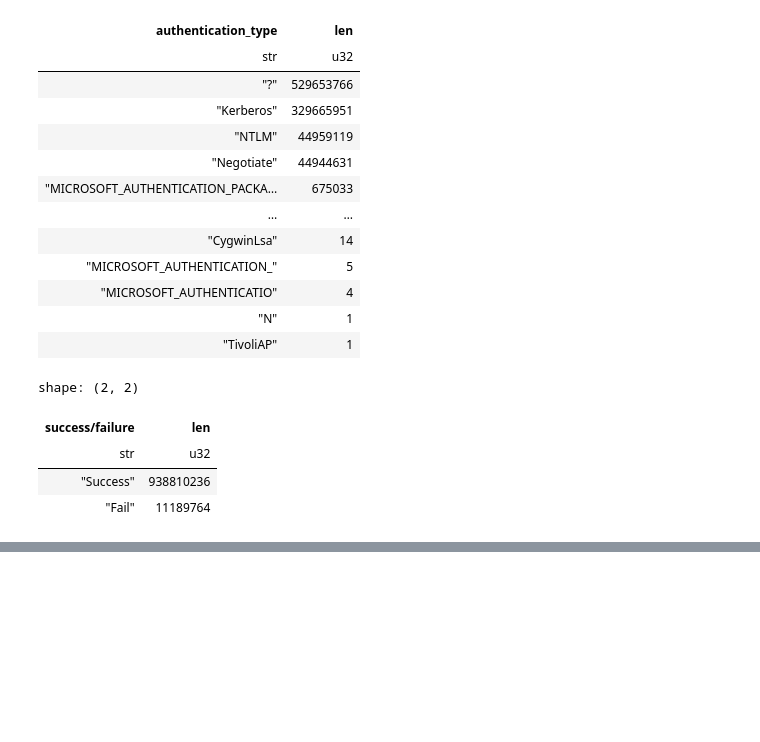
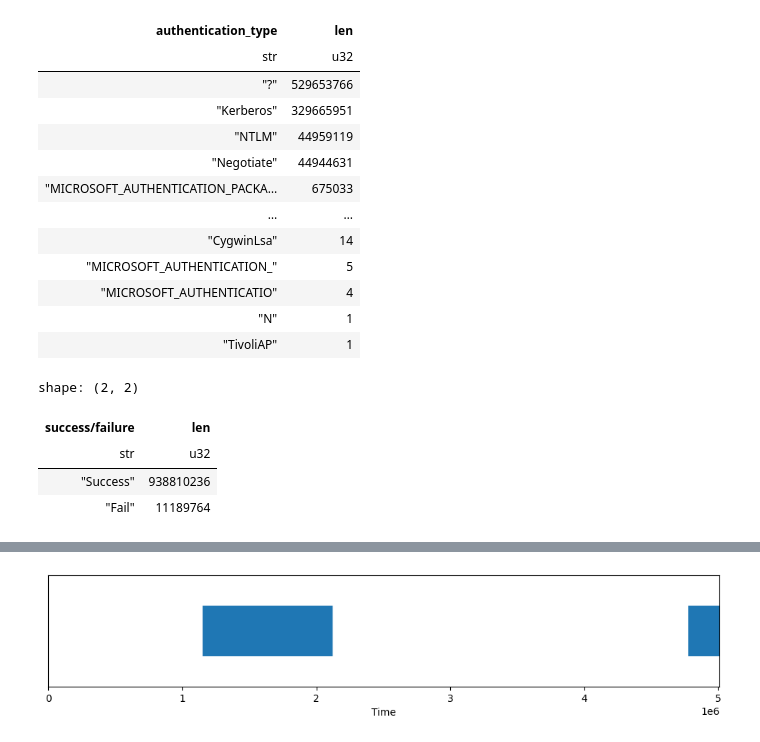
Before and after one commit to adam-broomhead/cybersecurity_thesis, a Jupyter notebook: notebooks/Imports and EDA/test.ipynb, the cells around one changed output, grey strips where cells are left out. Cells and saved outputs as stored; diff of their text form; code cells hidden in the pictures; blank space fills up the shorter version.

```diff
--- a/notebooks/Imports and EDA/test.ipynb
+++ b/notebooks/Imports and EDA/test.ipynb
@@ -133,0 +164,2 @@ shape: (2, 2)
+# %%
+machine_users = [u[0] for u in source_users.rows() if '$' in u[0]]
@@ -133,0 +215,33 @@ shape: (2, 2)
+# %%
+# Random sampled user plot
+
+def sample_user(machine):
+    """
+    Samples a machine or human user and returns interaction times
+    """
+    if machine == True:
+        user_number = np.random.randint(0, len(machine_users))
+        user = machine_users[user_number]
+    else:
+        user_number = np.random.randint(0, len(human_users))
+        user = human_users[user_number]
+
+    user_frame = df.filter(pl.col('source_user@domain') == user).collect()
+    times = user_frame.select('time').to_series().to_list()
+    times = [int(t) for t in times]
+    return user_frame, times
+# %%
+_, times = sample_user(machine=True)
+# %%
+def plot_times(times, xlim, vert_line = None):
+    fig, ax = plt.subplots(figsize=(12, 2))
+    ax.eventplot(times, orientation="horizontal")
+    ax.set_yticks([])
+    ax.set_xlabel("Time")
+    ax.set_xlim(0, xlim)
+    if vert_line is not None:
+        offset = vert_line[0]
+        step = vert_line[1]
+        for x in range(0, xlim, step):
+            ax.axvline(x-offset, color="red", linewidth=0.8, alpha=0.6)
+    plt.show()
@@ -133,0 +268,9 @@ shape: (2, 2)
+# %%
+# Max time in df is 5011199
+
+#v = (250, 900)
+v = None
+xlim = 5011199
+plot_times(times, xlim = xlim, vert_line=v)
+# %% [output]
+[figure, added]
```
Also changed, not shown: parts of 19 cells of this notebook.
